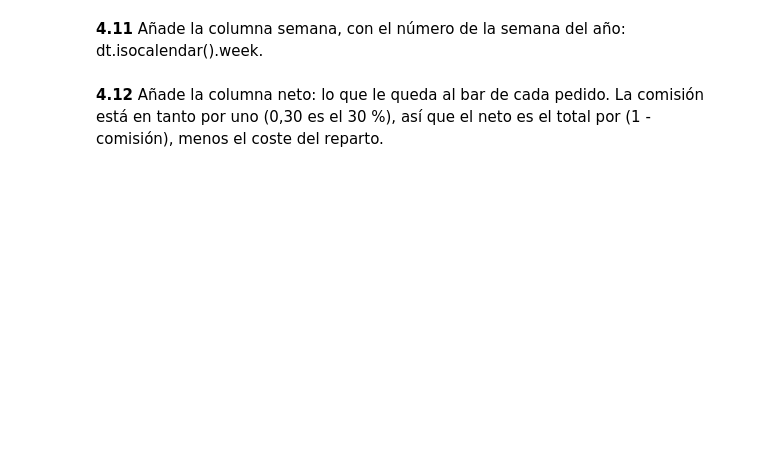
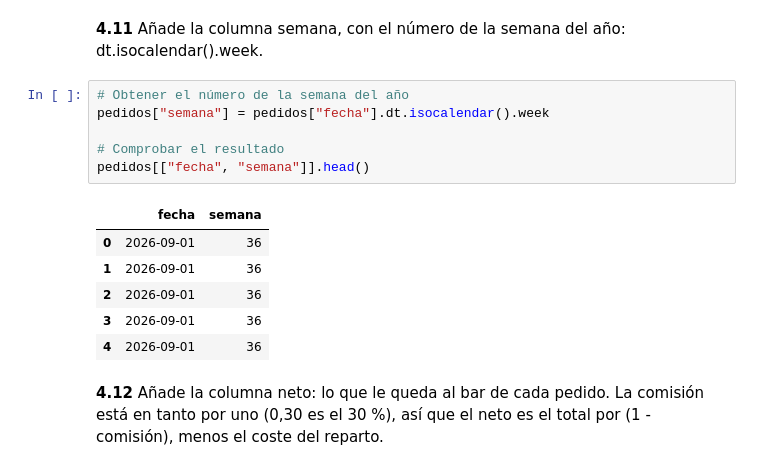
Before and after one commit to eripinor/practica_domicilio, a Jupyter notebook: a_domicilio.ipynb, the cells around one changed output. Saved outputs shown, nothing was run; the diff lists cells and outputs as text; blank space fills up the shorter version.

```diff
--- a/a_domicilio.ipynb
+++ b/a_domicilio.ipynb
@@ -350,4 +550,17 @@ Una cosa por celda. Después de cada cambio, comprueba que ha salido bien.
 # %% [markdown]
 **4.11** Añade la columna semana, con el número de la semana del año: dt.isocalendar().week.
+# %%
+# Obtener el número de la semana del año
+pedidos["semana"] = pedidos["fecha"].dt.isocalendar().week
+
+# Comprobar el resultado
+pedidos[["fecha", "semana"]].head()
+# %% [output]
+|  | fecha | semana |
+| 0 | 2026-09-01 | 36 |
+| 1 | 2026-09-01 | 36 |
+| 2 | 2026-09-01 | 36 |
+| 3 | 2026-09-01 | 36 |
+| 4 | 2026-09-01 | 36 |
 # %% [markdown]
 **4.12** Añade la columna neto: lo que le queda al bar de cada pedido. La comisión está en tanto por uno (0,30 es el 30 %), así que el neto es el total por (1 - comisión), menos el coste del reparto.
```
Also changed, not shown: parts of 25 cells of this notebook.
